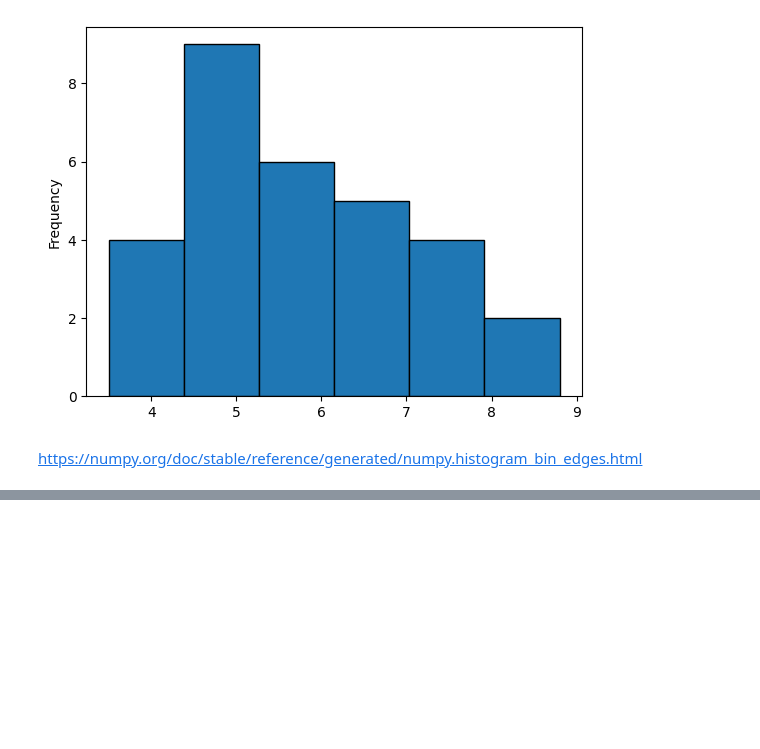
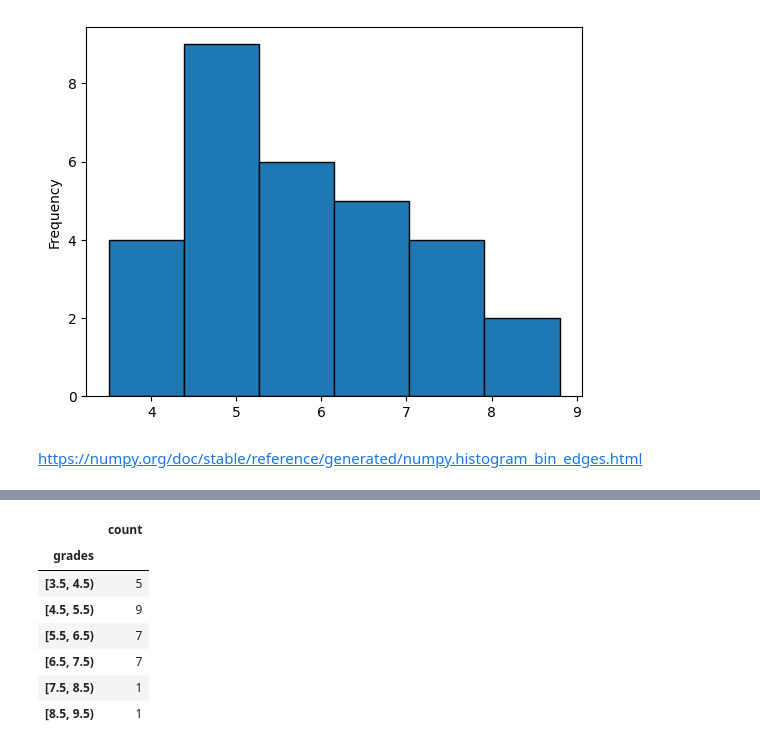
Before and after one commit to PauloViniciusR/Estatistica_dados, a Jupyter notebook: Estatistica_Descritiva/04_descritiva_quanti_quali.ipynb, the cells around one changed output, grey strips where cells are left out. Saved outputs shown, nothing was run; the diff lists cells and outputs as text; code cells hidden in the pictures; blank space fills up the shorter version.

```diff
--- a/Estatistica_Descritiva/04_descritiva_quanti_quali.ipynb
+++ b/Estatistica_Descritiva/04_descritiva_quanti_quali.ipynb
@@ -164,0 +225,4 @@ https://numpy.org/doc/stable/reference/generated/numpy.histogram_bin_edges.html
+# %%
+tamanho_intervalo_int = np.zeros(len(bins))
+
+tamanho_intervalo_int
@@ -164,0 +231,4 @@ https://numpy.org/doc/stable/reference/generated/numpy.histogram_bin_edges.html
+# %%
+tamanho_intervalo_int[1:] = np.ceil(tam_intervalo)
+
+tamanho_intervalo_int
@@ -164,0 +245,4 @@ https://numpy.org/doc/stable/reference/generated/numpy.histogram_bin_edges.html
+# %%
+bins_arredondados = bins[0] + np.cumsum(tamanho_intervalo_int)
+
+bins_arredondados
@@ -164,0 +273,13 @@ https://numpy.org/doc/stable/reference/generated/numpy.histogram_bin_edges.html
+# %%
+df_notas_intervalo = pd.cut(df_notas["grades"], bins=bins_arredondados, include_lowest=True, right=False).value_counts().sort_index().to_frame()
+# %%
+df_notas_intervalo
+# %% [output]
+|  | count |
+| grades |  |
+| [3.5, 4.5) | 5 |
+| [4.5, 5.5) | 9 |
+| [5.5, 6.5) | 7 |
+| [6.5, 7.5) | 7 |
+| [7.5, 8.5) | 1 |
+| [8.5, 9.5) | 1 |
```
Also changed, not shown: parts of 13 cells of this notebook.
